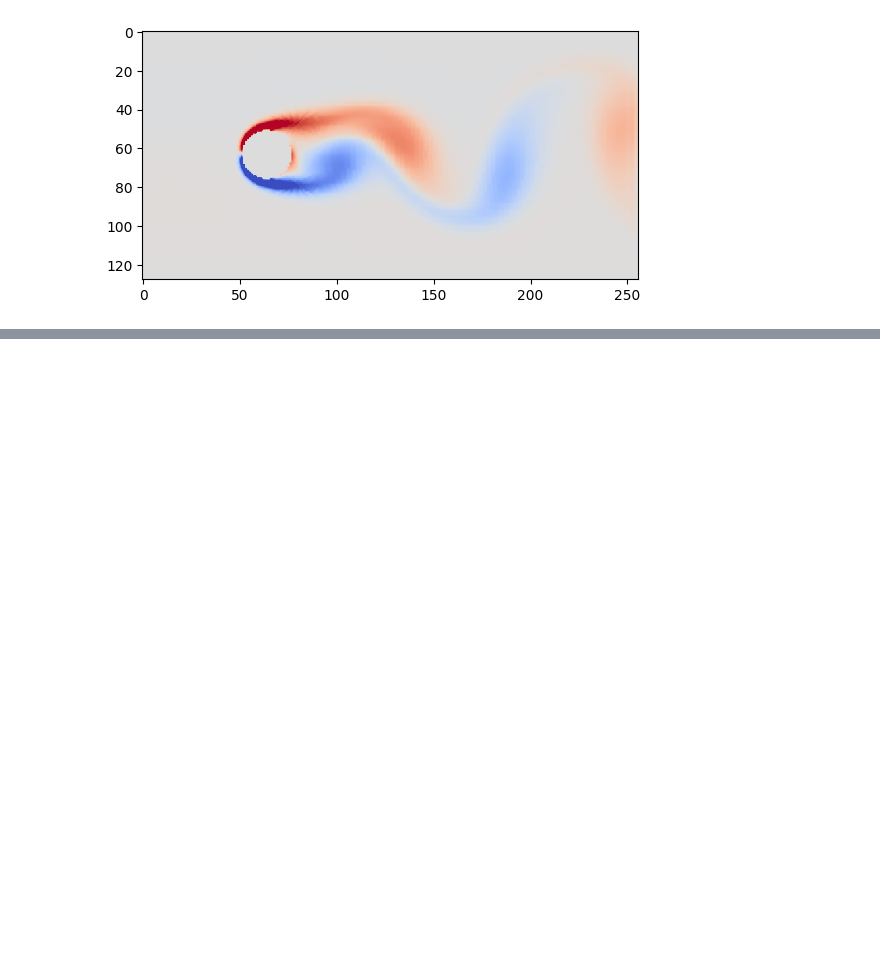
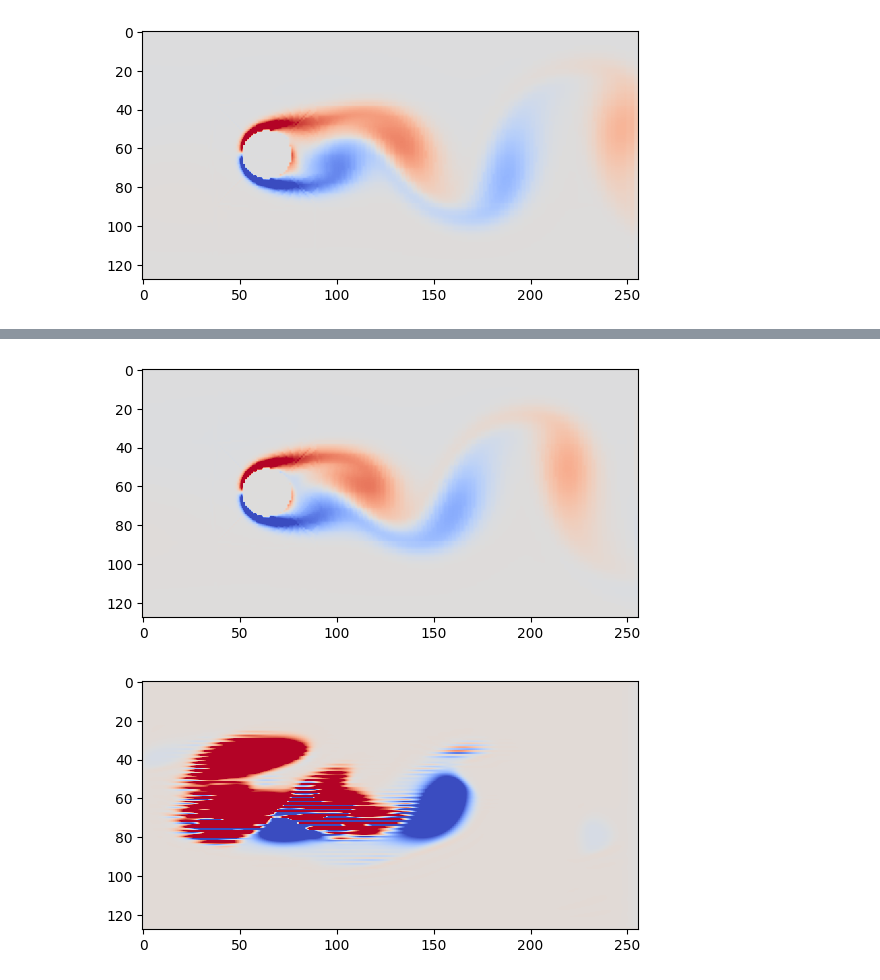
Before and after one commit to qu-jiagang/AI-CFD-COURSE, a Jupyter notebook: 3_AI4CFD.ipynb, the cells around one changed output, grey strips where cells are left out. Saved outputs shown, nothing was run; the diff lists cells and outputs as text; code cells hidden in the pictures; blank space fills up the shorter version.

```diff
--- a/3_AI4CFD.ipynb
+++ b/3_AI4CFD.ipynb
@@ -57,0 +120,57 @@ plt.show()
+# %%
+import matplotlib.pyplot as plt
+import matplotlib.animation as animation
+import torch
+import torch.nn as nn
+import numpy as np
+
+class CNN(nn.Module):
+    def __init__(self):
+        super(CNN, self).__init__()
+        self.conv = nn.Sequential(
+            nn.Conv2d(1, 32, 3, 1, 1),
+            nn.ReLU(),
+            nn.Conv2d(32, 1, 3, 1, 1),
+        )
+
+    def forward(self, x):
+        x = self.conv(x)
+        return x
+
+model = CNN()
+model.load_state_dict(torch.load('data/vorticity_cnn_model.pth'))
+model.eval()
+
+dataset_np = np.load('data/vorticity_dataset.npy')  # (NX*NY, NSAMPLES)
+dataset = torch.tensor(dataset_np, dtype=torch.float32)
+NX = 256
+NY = 128
+NSAMPLES = 1000
+
+true = dataset[:, 500].reshape(-1, 1, NY, NX)
+
+fig_true, ax_true = plt.subplots()
+im_true = ax_true.imshow(dataset_np[:, 500].reshape(NY, NX), cmap='coolwarm', vmin=-5, vmax=5)
+
+fig_pre, ax_pre = plt.subplots()
+im_pre = ax_pre.imshow(dataset_np[:, 500].reshape(NY, NX), cmap='coolwarm', vmin=-5, vmax=5)
+
+def update_ture(i):
+    im_true.set_array(dataset_np[:, 500+i].reshape(NY, NX))
+    return im_true,
+
+def update_pre(i):
+    global true
+    pre = model(true)
+    true = pre
+    im_pre.set_array(pre.detach().numpy().reshape(NY, NX))
+    return im_pre,
+
+ani_true = animation.FuncAnimation(fig_true, update_ture, frames=100, interval=10, blit=True)
+ani_true.save('data/vorticity.gif', writer='pillow')
+
+ani_pre = animation.FuncAnimation(fig_pre, update_pre, frames=100, interval=10, blit=True)
+ani_pre.save('data/vorticity_pre.gif', writer='pillow')
+# %% [output]
+[figure, added]
+[figure, added]
```
Also changed, not shown: parts of 9 cells of this notebook, 6 other files.
